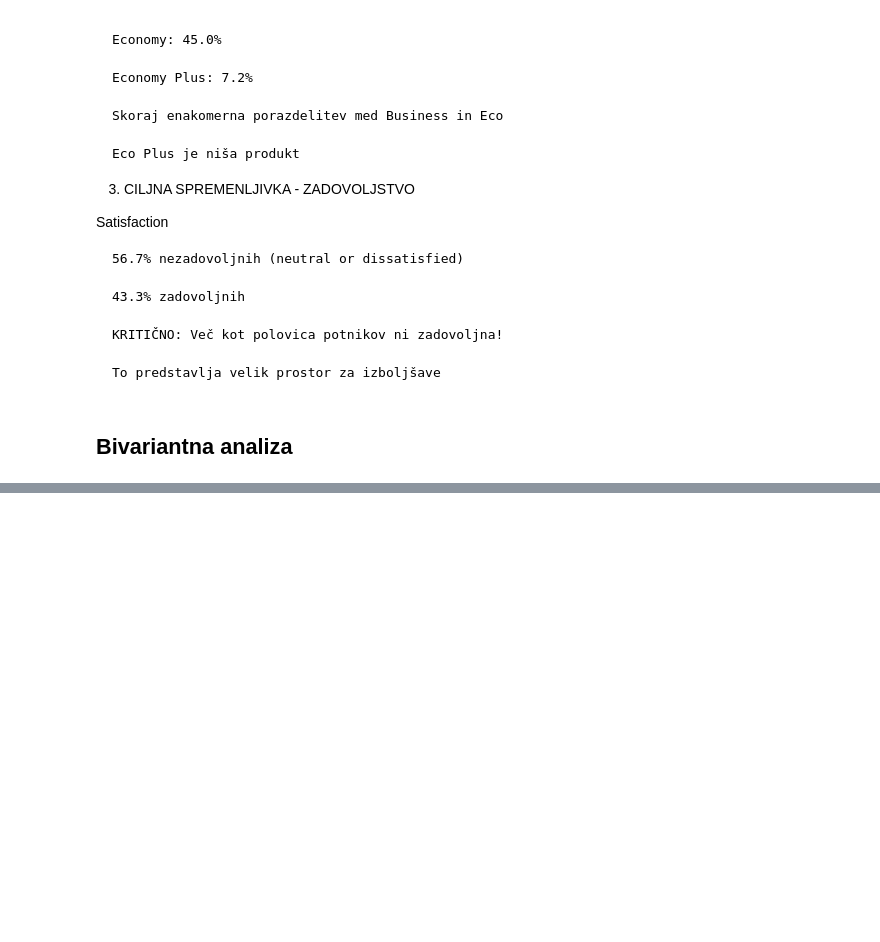
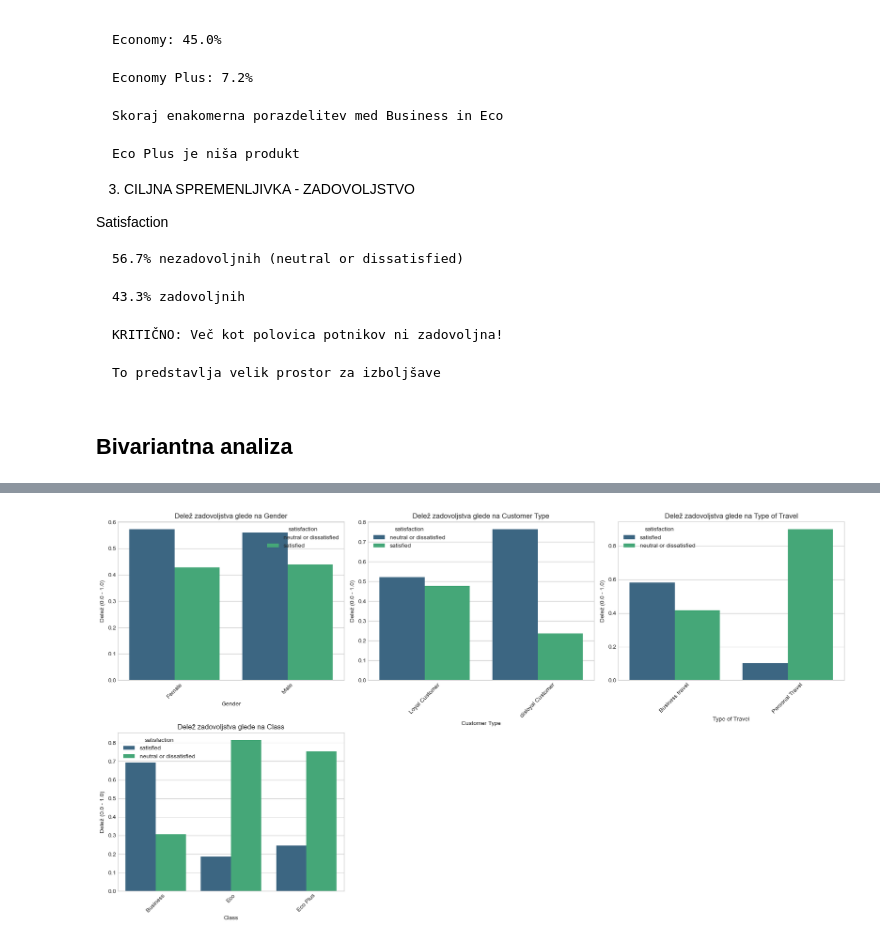
Before and after one commit to RokPorekar/VUVI-seminar-paper, a Jupyter notebook: report.ipynb, the cells around one changed output, grey strips where cells are left out. Drawn from its saved outputs; the diff is of its cells as text; code cells hidden in the pictures; blank space fills up the shorter version.

```diff
--- a/report.ipynb
+++ b/report.ipynb
@@ -450,0 +589,19 @@ Satisfaction
+# %%
+n_cols = 3
+n_rows = math.ceil(len(categorical_cols) / n_cols)
+
+plt.figure(figsize=(18, n_rows * 5))
+
+for i, col in enumerate(categorical_cols, 1):
+    plt.subplot(n_rows, n_cols, i)
+    # Prikaz deleža (normalize) za boljšo interpretacijo
+    df_pct = df.groupby(col)['satisfaction'].value_counts(normalize=True).rename('percentage').reset_index()
+    sns.barplot(data=df_pct, x=col, y='percentage', hue='satisfaction', palette='viridis')
+    plt.title(f'Delež zadovoljstva glede na {col}')
+    plt.ylabel('Delež (0.0 - 1.0)')
+    plt.xticks(rotation=45)
+
+plt.tight_layout()
+plt.show()
+# %% [output]
+[figure, added]
```
Also changed, not shown: parts of 7 cells of this notebook.
